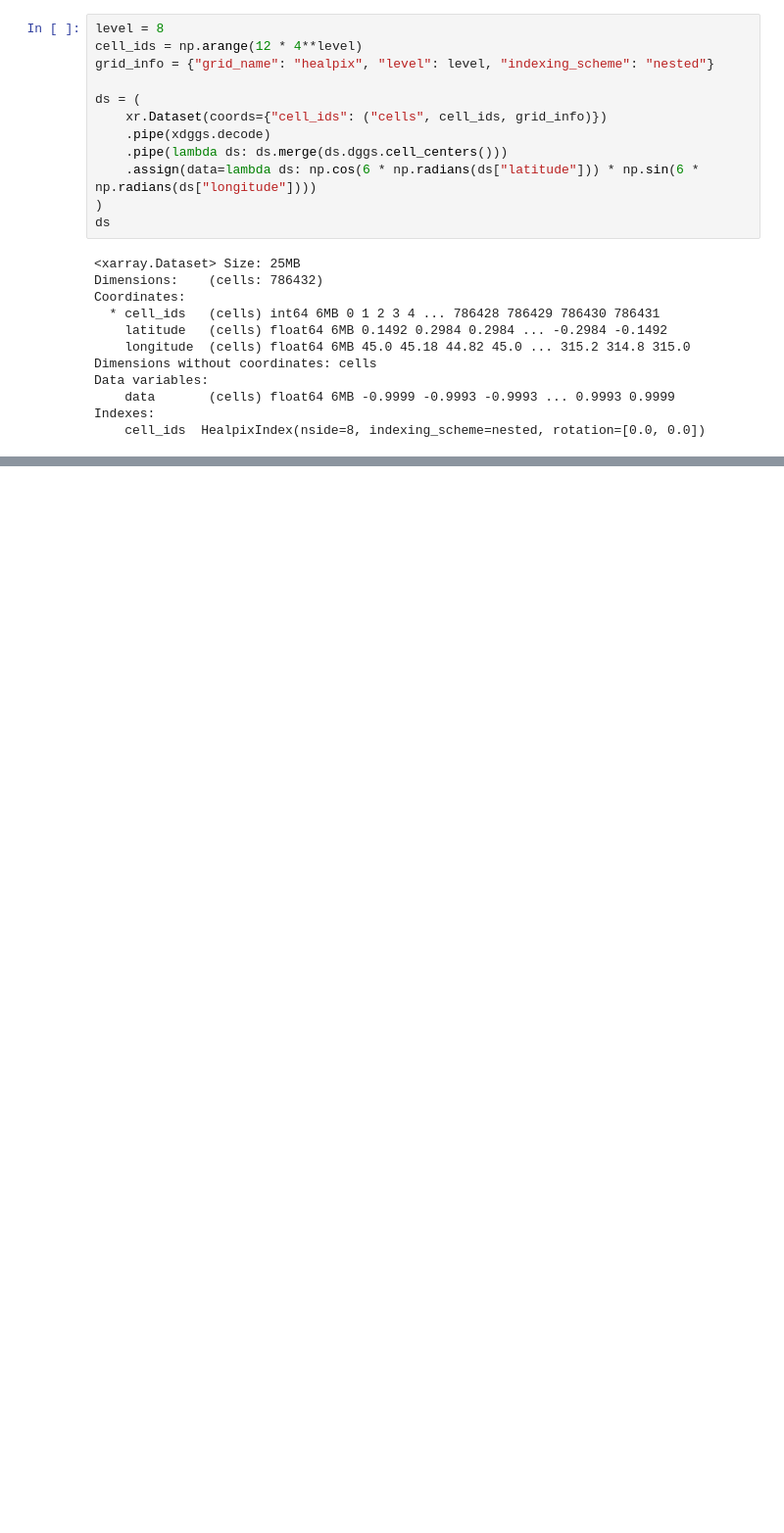
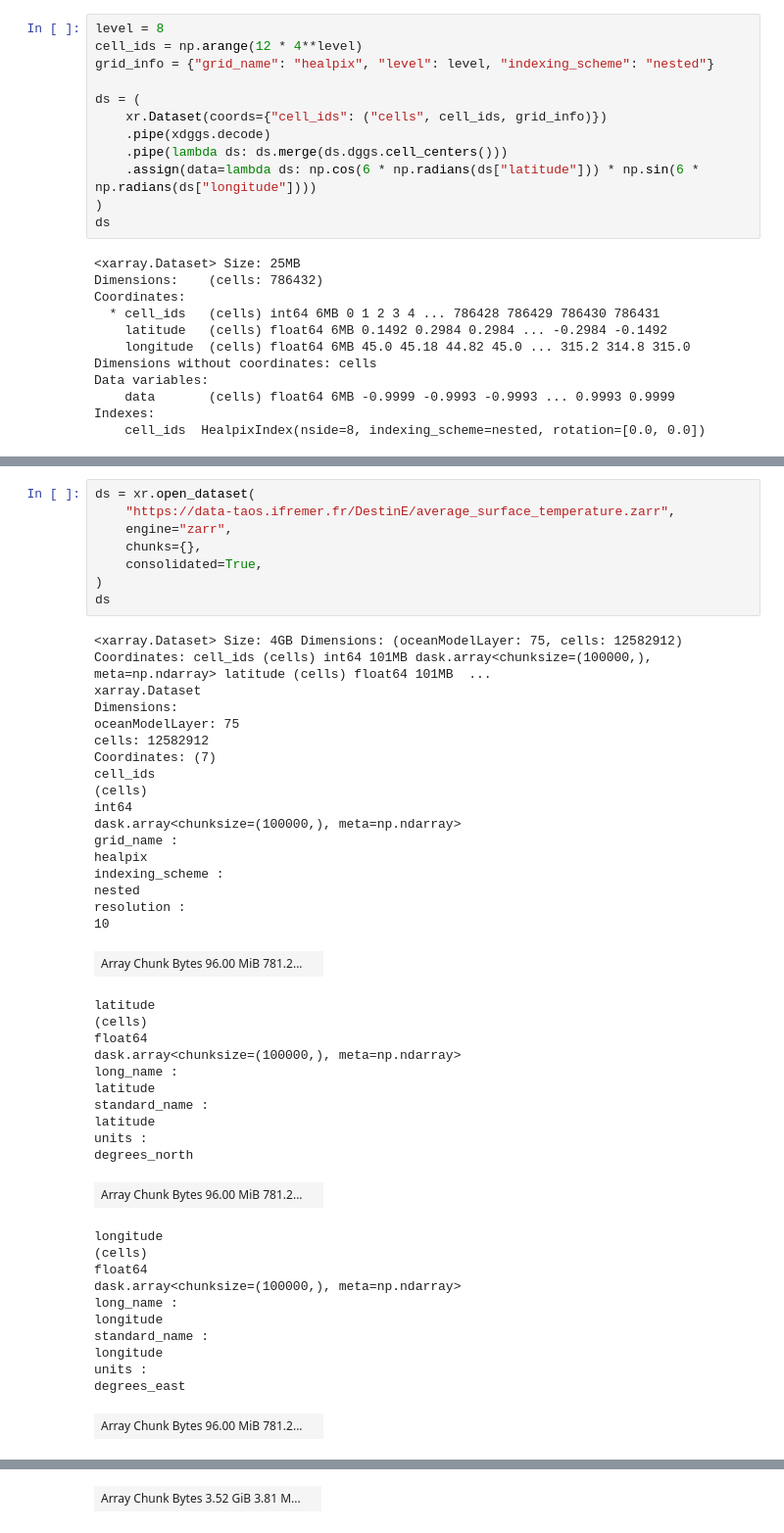
Before and after one commit to xdggs/examples, a Jupyter notebook: visualisation/xdggs-explore-demo.ipynb, the cells around one changed output, grey strips where cells are left out. Shown at 98% size. Drawn from its saved outputs; the diff is of its cells as text; blank space fills up the shorter version.

Commit message:
updating data sources

```diff
--- a/visualisation/xdggs-explore-demo.ipynb
+++ b/visualisation/xdggs-explore-demo.ipynb
@@ -73,0 +98,48 @@ Map(layers=[SolidPolygonLayer(filled=True, get_fill_color=<pyarrow.lib.FixedSize
+# %%
+ds = xr.open_dataset(
+    "https://data-taos.ifremer.fr/DestinE/average_surface_temperature.zarr",
+    engine="zarr",
+    chunks={},
+    consolidated=True,
+)
+ds
+# %% [output]
+<xarray.Dataset> Size: 4GB Dimensions: (oceanModelLayer: 75, cells: 12582912) Coordinates: cell_ids (cells) int64 101MB dask.array<chunksize=(100000,), meta=np.ndarray> latitude (cells) float64 101MB  ...
+xarray.Dataset
+Dimensions:
+oceanModelLayer: 75
+cells: 12582912
+Coordinates: (7)
+cell_ids
+(cells)
+int64
+dask.array<chunksize=(100000,), meta=np.ndarray>
+grid_name :
+healpix
+indexing_scheme :
+nested
+resolution :
+10
+| Array Chunk Bytes 96.00 MiB 781.2... |  |
+latitude
+(cells)
+float64
+dask.array<chunksize=(100000,), meta=np.ndarray>
+long_name :
+latitude
+standard_name :
+latitude
+units :
+degrees_north
+| Array Chunk Bytes 96.00 MiB 781.2... |  |
+longitude
+(cells)
+float64
+dask.array<chunksize=(100000,), meta=np.ndarray>
+long_name :
+longitude
+standard_name :
+longitude
+units :
+degrees_east
+| Array Chunk Bytes 96.00 MiB 781.2... |  |
@@ -73,0 +163 @@ Map(layers=[SolidPolygonLayer(filled=True, get_fill_color=<pyarrow.lib.FixedSize
+| Array Chunk Bytes 3.52 GiB 3.81 M... |  |
```
Also changed, not shown: parts of 27 cells of this notebook.
